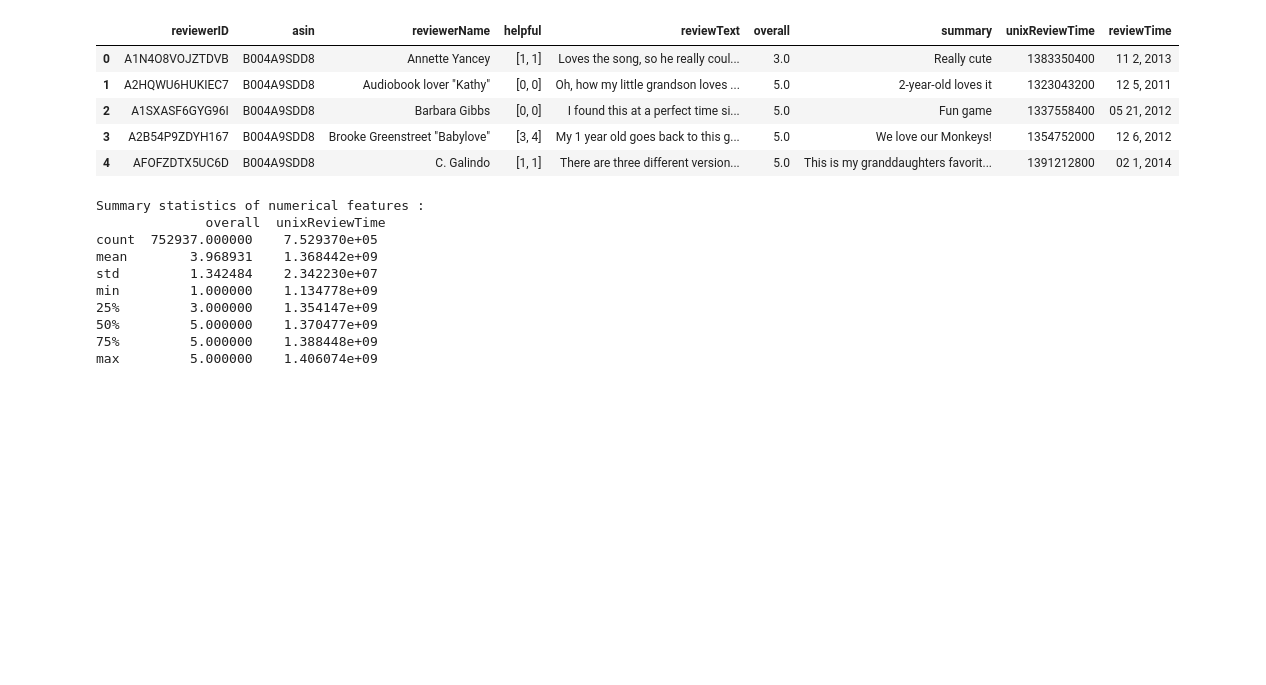
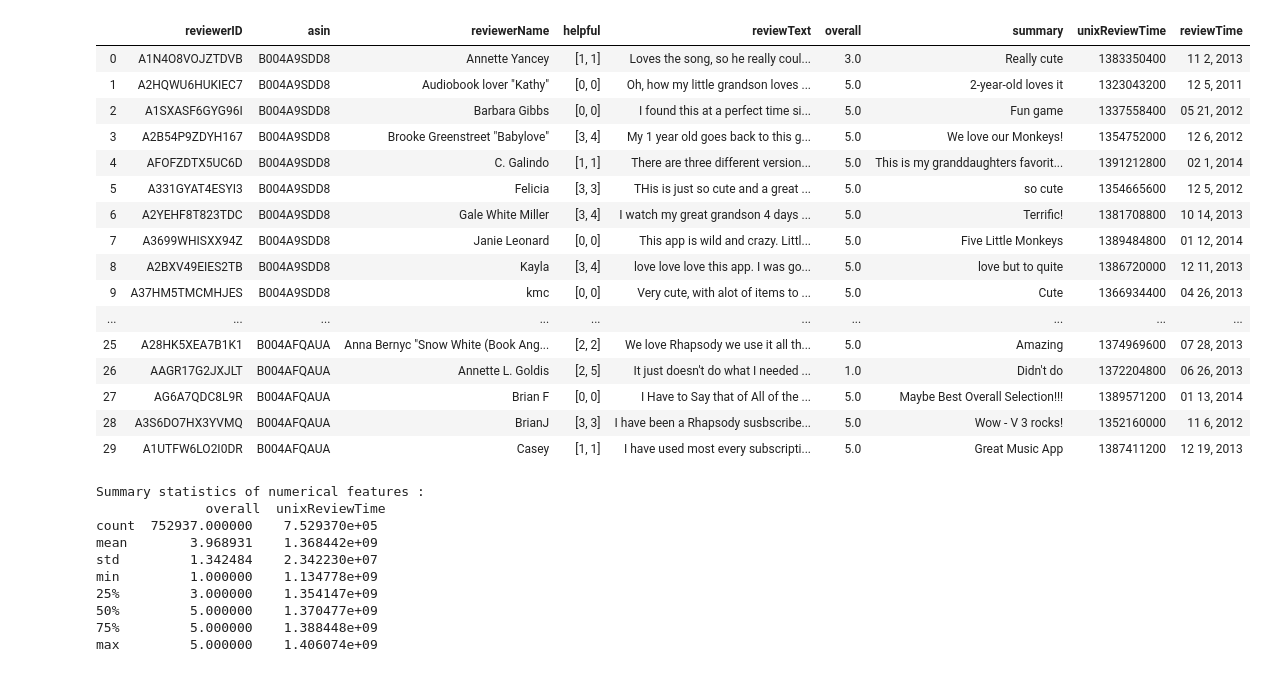
Before and after one commit to Aayusi/SihSrm, a Jupyter notebook: Amazon.ipynb, the cells around one changed output. Cells and saved outputs as stored; diff of their text form; code cells hidden in the pictures; blank space fills up the shorter version.

```diff
--- a/Amazon.ipynb
+++ b/Amazon.ipynb
@@ -35,14 +35,25 @@ def getDF(path):
 
 df = getDF('reviews_Apps_for_Android_5.json.gz')
 # %%
-df.head(5)
+df.head(30)
 # %% [output]
 |  | reviewerID | asin | reviewerName | helpful | reviewText | overall | summary | unixReviewTime | reviewTime |
 | 0 | A1N4O8VOJZTDVB | B004A9SDD8 | Annette Yancey | [1, 1] | Loves the song, so he really coul... | 3.0 | Really cute | 1383350400 | 11 2, 2013 |
 | 1 | A2HQWU6HUKIEC7 | B004A9SDD8 | Audiobook lover "Kathy" | [0, 0] | Oh, how my little grandson loves ... | 5.0 | 2-year-old loves it | 1323043200 | 12 5, 2011 |
 | 2 | A1SXASF6GYG96I | B004A9SDD8 | Barbara Gibbs | [0, 0] | I found this at a perfect time si... | 5.0 | Fun game | 1337558400 | 05 21, 2012 |
 | 3 | A2B54P9ZDYH167 | B004A9SDD8 | Brooke Greenstreet "Babylove" | [3, 4] | My 1 year old goes back to this g... | 5.0 | We love our Monkeys! | 1354752000 | 12 6, 2012 |
 | 4 | AFOFZDTX5UC6D | B004A9SDD8 | C. Galindo | [1, 1] | There are three different version... | 5.0 | This is my granddaughters favorit... | 1391212800 | 02 1, 2014 |
+| 5 | A331GYAT4ESYI3 | B004A9SDD8 | Felicia | [3, 3] | THis is just so cute and a great ... | 5.0 | so cute | 1354665600 | 12 5, 2012 |
+| 6 | A2YEHF8T823TDC | B004A9SDD8 | Gale White Miller | [3, 4] | I watch my great grandson 4 days ... | 5.0 | Terrific! | 1381708800 | 10 14, 2013 |
+| 7 | A3699WHISXX94Z | B004A9SDD8 | Janie Leonard | [0, 0] | This app is wild and crazy. Littl... | 5.0 | Five Little Monkeys | 1389484800 | 01 12, 2014 |
+| 8 | A2BXV49EIES2TB | B004A9SDD8 | Kayla | [3, 4] | love love love this app. I was go... | 5.0 | love but to quite | 1386720000 | 12 11, 2013 |
+| 9 | A37HM5TMCMHJES | B004A9SDD8 | kmc | [0, 0] | Very cute, with alot of items to ... | 5.0 | Cute | 1366934400 | 04 26, 2013 |
+| ... | ... | ... | ... | ... | ... | ... | ... | ... | ... |
+| 25 | A28HK5XEA7B1K1 | B004AFQAUA | Anna Bernyc "Snow White (Book Ang... | [2, 2] | We love Rhapsody we use it all th... | 5.0 | Amazing | 1374969600 | 07 28, 2013 |
+| 26 | AAGR17G2JXJLT | B004AFQAUA | Annette L. Goldis | [2, 5] | It just doesn't do what I needed ... | 1.0 | Didn't do | 1372204800 | 06 26, 2013 |
+| 27 | AG6A7QDC8L9R | B004AFQAUA | Brian F | [0, 0] | I Have to Say that of All of the ... | 5.0 | Maybe Best Overall Selection!!! | 1389571200 | 01 13, 2014 |
+| 28 | A3S6DO7HX3YVMQ | B004AFQAUA | BrianJ | [3, 3] | I have been a Rhapsody susbscribe... | 5.0 | Wow - V 3 rocks! | 1352160000 | 11 6, 2012 |
+| 29 | A1UTFW6LO2I0DR | B004AFQAUA | Casey | [1, 1] | I have used most every subscripti... | 5.0 | Great Music App | 1387411200 | 12 19, 2013 |
 # %%
 print("Summary statistics of numerical features : \n", df.describe())
 
```
Also changed, not shown: parts of 11 cells of this notebook.
